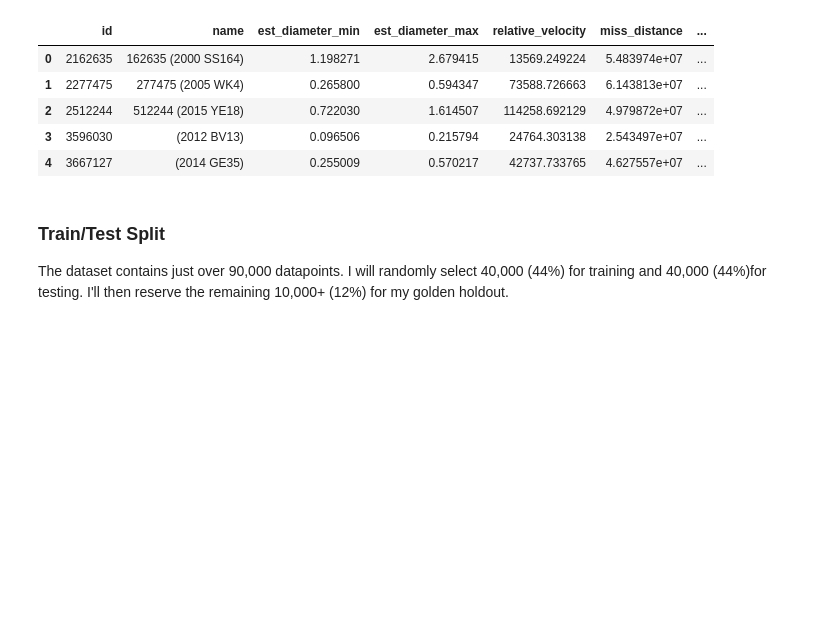
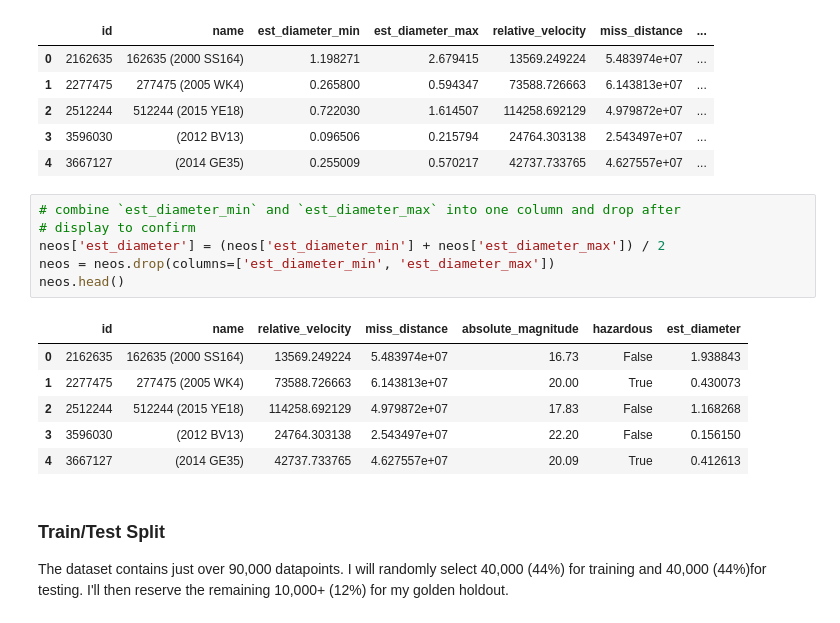
Before and after one commit to samarakoon-ryan/NASA-nearest-earth-objects-modeling, a Jupyter notebook: project_notebook.ipynb, the cells around one changed output. Drawn from its saved outputs; the diff is of its cells as text; blank space fills up the shorter version.

Commit message:
created est_diameter column and dropped min and max columns closes #13

```diff
--- a/project_notebook.ipynb
+++ b/project_notebook.ipynb
@@ -215,6 +215,19 @@ neos.head()
 | 2 | 2512244 | 512244 (2015 YE18) | 0.722030 | 1.614507 | 114258.692129 | 4.979872e+07 | ... |
 | 3 | 3596030 | (2012 BV13) | 0.096506 | 0.215794 | 24764.303138 | 2.543497e+07 | ... |
 | 4 | 3667127 | (2014 GE35) | 0.255009 | 0.570217 | 42737.733765 | 4.627557e+07 | ... |
+# %%
+# combine `est_diameter_min` and `est_diameter_max` into one column and drop after
+# display to confirm
+neos['est_diameter'] = (neos['est_diameter_min'] + neos['est_diameter_max']) / 2
+neos = neos.drop(columns=['est_diameter_min', 'est_diameter_max'])
+neos.head()
+# %% [output]
+|  | id | name | relative_velocity | miss_distance | absolute_magnitude | hazardous | est_diameter |
+| 0 | 2162635 | 162635 (2000 SS164) | 13569.249224 | 5.483974e+07 | 16.73 | False | 1.938843 |
+| 1 | 2277475 | 277475 (2005 WK4) | 73588.726663 | 6.143813e+07 | 20.00 | True | 0.430073 |
+| 2 | 2512244 | 512244 (2015 YE18) | 114258.692129 | 4.979872e+07 | 17.83 | False | 1.168268 |
+| 3 | 3596030 | (2012 BV13) | 24764.303138 | 2.543497e+07 | 22.20 | False | 0.156150 |
+| 4 | 3667127 | (2014 GE35) | 42737.733765 | 4.627557e+07 | 20.09 | True | 0.412613 |
 # %% [markdown]
 ### Train/Test Split
 
```
Also changed, not shown: parts of 1 cell of this notebook.
